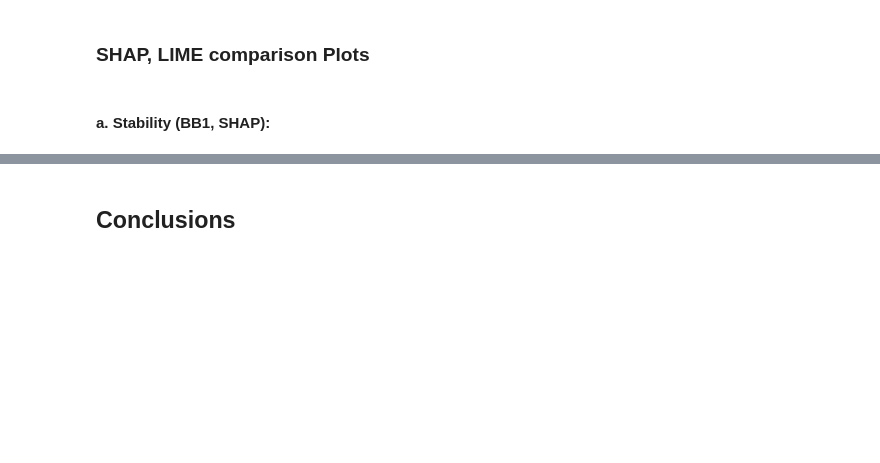
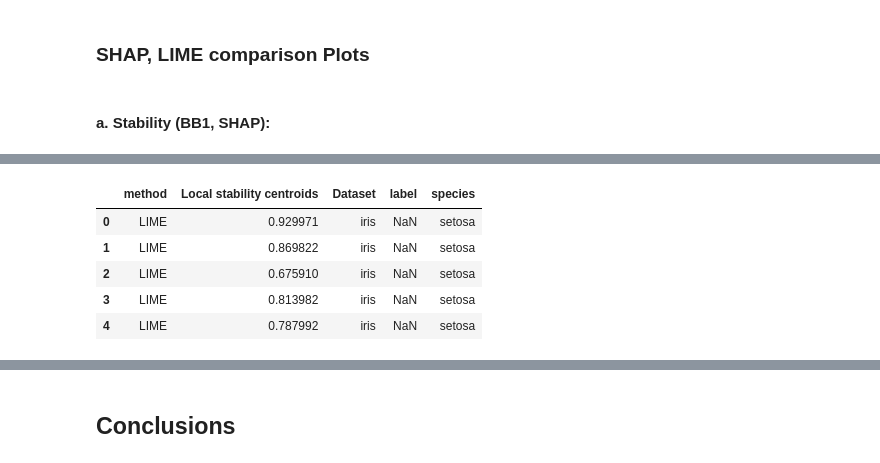
Before and after one commit to aamurtaza/explainML, a Jupyter notebook: classification/numerical/iris/2.stability/bb2/bb2_iris_stability.ipynb, the cells around one changed output, grey strips where cells are left out. Drawn from its saved outputs; the diff is of its cells as text; code cells hidden in the pictures; blank space fills up the shorter version.

```diff
--- a/classification/numerical/iris/2.stability/bb2/bb2_iris_stability.ipynb
+++ b/classification/numerical/iris/2.stability/bb2/bb2_iris_stability.ipynb
@@ -508,0 +532,12 @@ plt.legend();
+# %%
+concat_stability_iris_iono_copy = concat_stability_iris_iono.copy()
+concat_stability_iris_iono_copy.rename(
+    columns={"centroid": "Local stability centroids", "dataset": "Dataset", "EM": "method"}, inplace=True)
+display(concat_stability_iris_iono_copy.head())
+# %% [output]
+|  | method | Local stability centroids | Dataset | label | species |
+| 0 | LIME | 0.929971 | iris | NaN | setosa |
+| 1 | LIME | 0.869822 | iris | NaN | setosa |
+| 2 | LIME | 0.675910 | iris | NaN | setosa |
+| 3 | LIME | 0.813982 | iris | NaN | setosa |
+| 4 | LIME | 0.787992 | iris | NaN | setosa |
```
Also changed, not shown: parts of 23 cells of this notebook.
